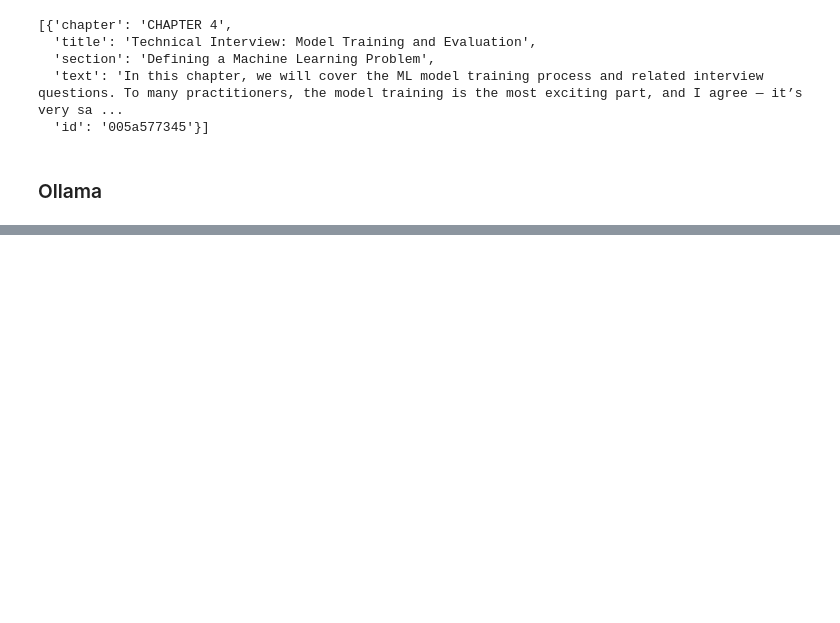
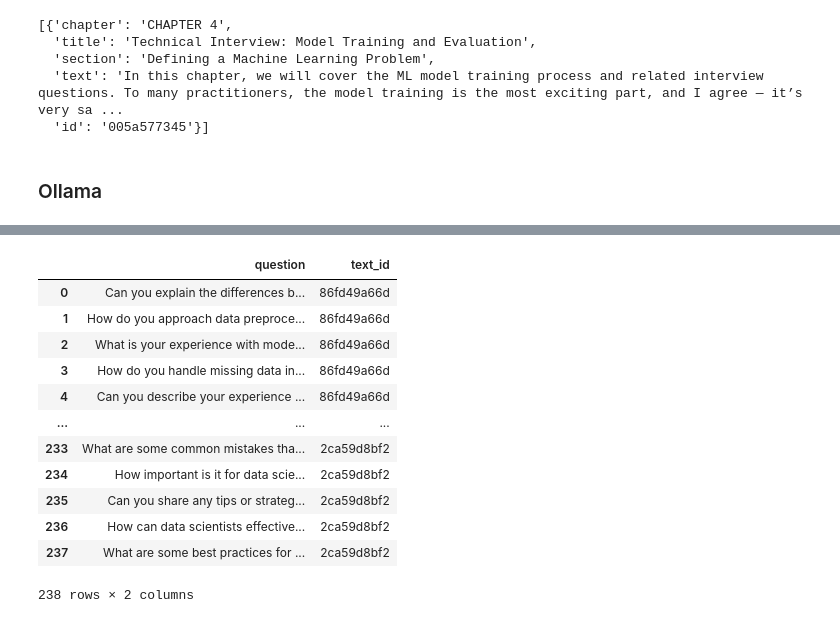
Before and after one commit to AMaldu/interview_preparation_bot, a Jupyter notebook: notebooks/ground_truth_data.ipynb, the cells around one changed output, grey strips where cells are left out. Cells and saved outputs as stored; diff of their text form; code cells hidden in the pictures; blank space fills up the shorter version.

```diff
--- a/notebooks/ground_truth_data.ipynb
+++ b/notebooks/ground_truth_data.ipynb
@@ -195,0 +210,42 @@ results = {'86fd49a66d': "Sure! Here are five interview questions based on the p
+# %%
+import pandas as pd
+
+data = []
+
+# Iterate through results to clean questions
+for text_id, questions in results.items():
+    # Split the questions into a list
+    questions_list = questions.split('\n')
+
+    # Clean up the questions by removing leading numbers
+    cleaned_questions = []
+    for question in questions_list:
+        # Remove numbering and any leading spaces
+        cleaned_question = question.lstrip('0123456789. ').strip()
+        if cleaned_question:  # Ensure it's not empty
+            cleaned_questions.append(cleaned_question)
+
+    # Store cleaned questions in the data list
+    for question in cleaned_questions:
+        data.append({
+            'question': question,
+            'text_id': text_id
+        })
+
+# Create DataFrame from cleaned questions
+df = pd.DataFrame(data, columns=['question', 'text_id'])
+df
+# %% [output]
+|  | question | text_id |
+| 0 | Can you explain the differences b... | 86fd49a66d |
+| 1 | How do you approach data preproce... | 86fd49a66d |
+| 2 | What is your experience with mode... | 86fd49a66d |
+| 3 | How do you handle missing data in... | 86fd49a66d |
+| 4 | Can you describe your experience ... | 86fd49a66d |
+| ... | ... | ... |
+| 233 | What are some common mistakes tha... | 2ca59d8bf2 |
+| 234 | How important is it for data scie... | 2ca59d8bf2 |
+| 235 | Can you share any tips or strateg... | 2ca59d8bf2 |
+| 236 | How can data scientists effective... | 2ca59d8bf2 |
+| 237 | What are some best practices for ... | 2ca59d8bf2 |
+238 rows × 2 columns
```
Also changed, not shown: parts of 27 cells of this notebook.
